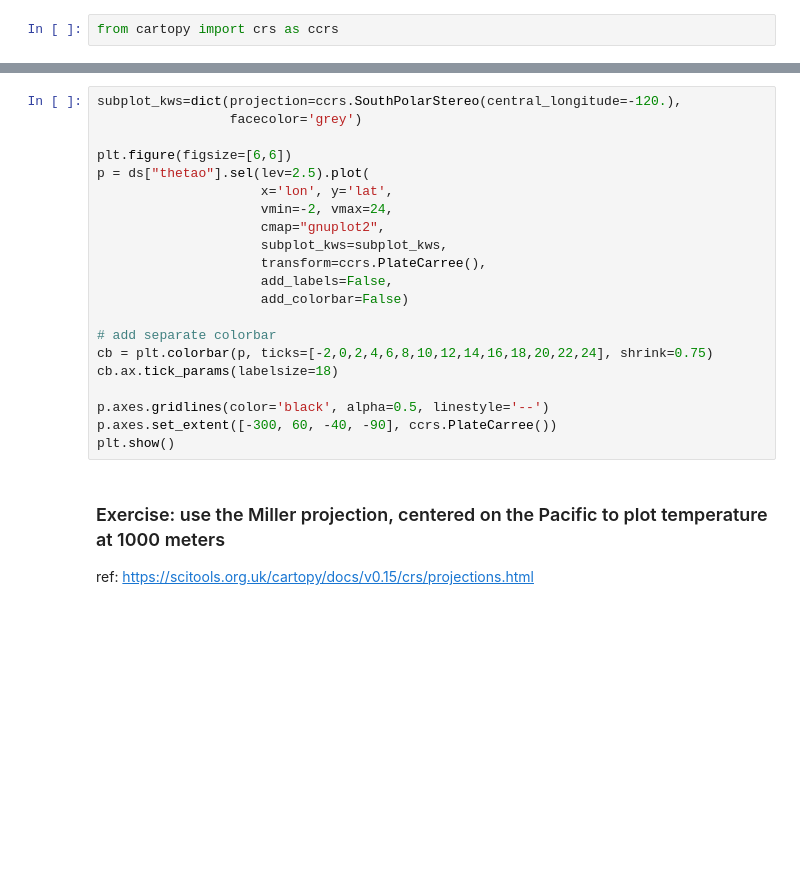
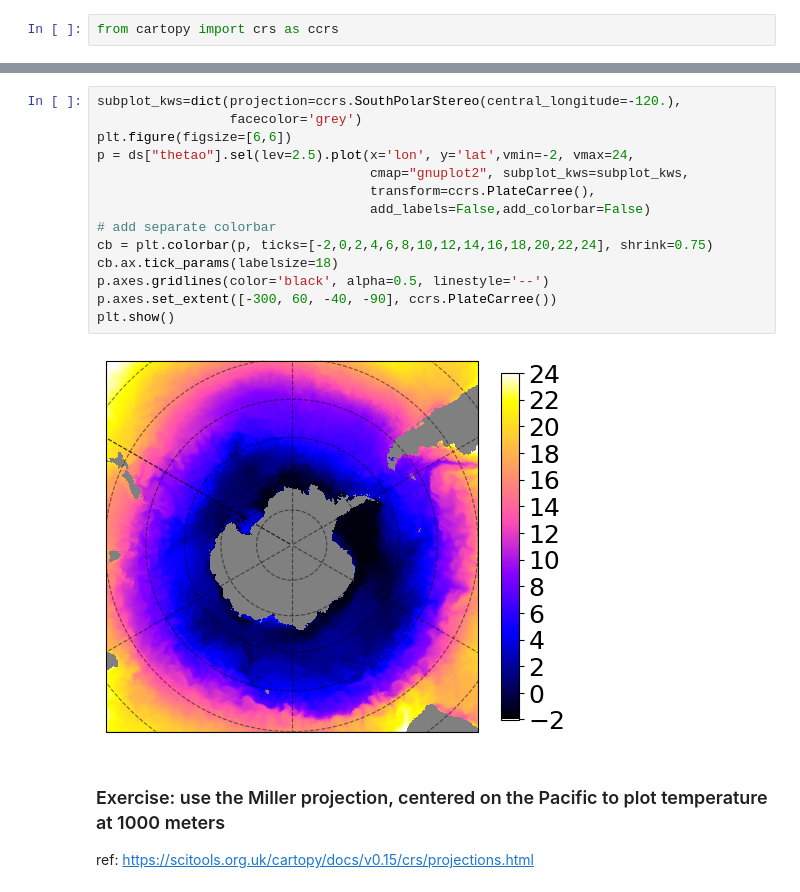
Before and after one commit to raphaeldussin/MOM6_tutorial_analysis, a Jupyter notebook: solutions/CM4_example.ipynb, the cells around one changed output, grey strips where cells are left out. Drawn from its saved outputs; the diff is of its cells as text; blank space fills up the shorter version.

```diff
--- a/solutions/CM4_example.ipynb
+++ b/solutions/CM4_example.ipynb
@@ -75,24 +92,19 @@ plt.show()
 # %%
 subplot_kws=dict(projection=ccrs.SouthPolarStereo(central_longitude=-120.),
                  facecolor='grey')
-
 plt.figure(figsize=[6,6])
-p = ds["thetao"].sel(lev=2.5).plot(
-                     x='lon', y='lat',
-                     vmin=-2, vmax=24,
-                     cmap="gnuplot2",
-                     subplot_kws=subplot_kws,
-                     transform=ccrs.PlateCarree(),
-                     add_labels=False,
-                     add_colorbar=False)
-
+p = ds["thetao"].sel(lev=2.5).plot(x='lon', y='lat',vmin=-2, vmax=24,
+                                   cmap="gnuplot2", subplot_kws=subplot_kws,
+                                   transform=ccrs.PlateCarree(),
+                                   add_labels=False,add_colorbar=False)
 # add separate colorbar
 cb = plt.colorbar(p, ticks=[-2,0,2,4,6,8,10,12,14,16,18,20,22,24], shrink=0.75)
 cb.ax.tick_params(labelsize=18)
-
 p.axes.gridlines(color='black', alpha=0.5, linestyle='--')
 p.axes.set_extent([-300, 60, -40, -90], ccrs.PlateCarree())
 plt.show()
+# %% [output]
+[figure, added]
 # %% [markdown]
 ### Exercise: use the Miller projection, centered on the Pacific to plot temperature at 1000 meters
 
```
Also changed, not shown: parts of 33 cells of this notebook, 1 other file.
